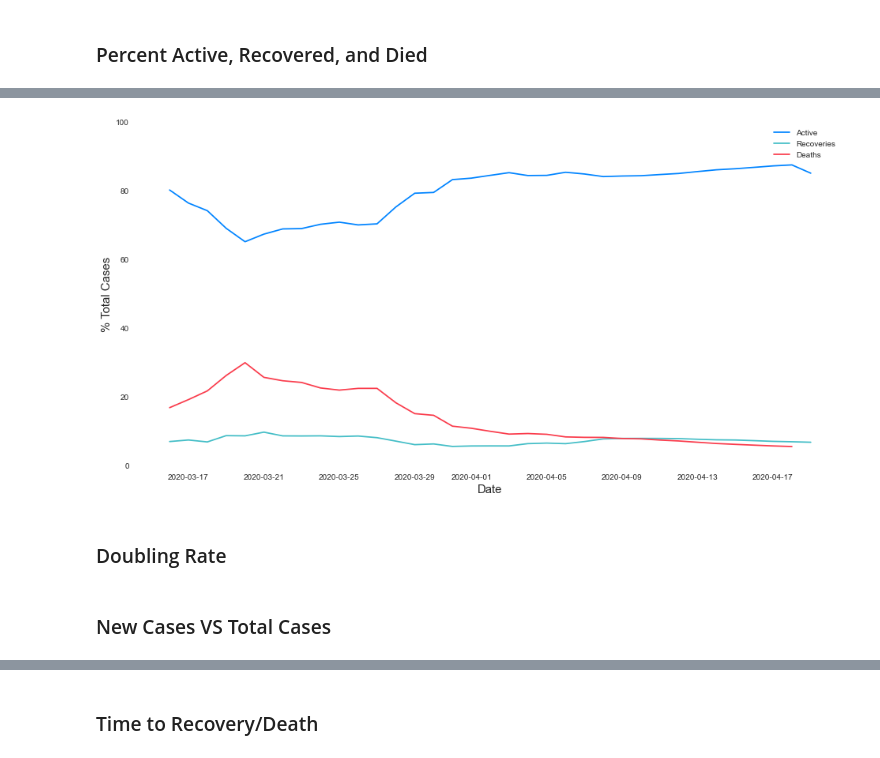
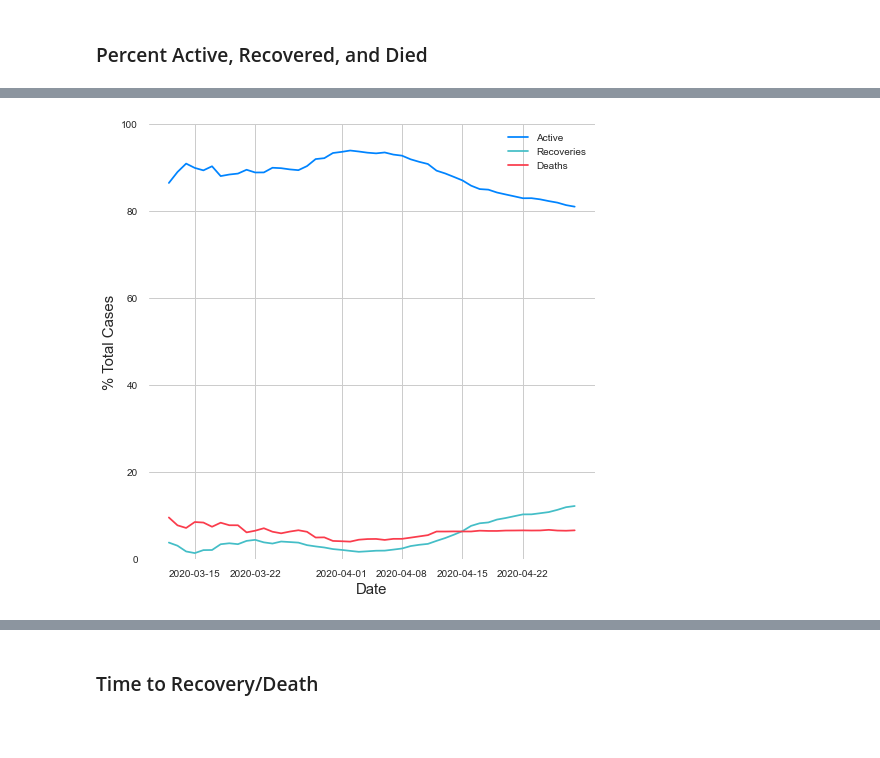
Before and after one commit to jtitusj/Covid19, a Jupyter notebook: notebooks/trend_tracker.ipynb, the cells around one changed output, grey strips where cells are left out. Saved outputs shown, nothing was run; the diff lists cells and outputs as text; code cells hidden in the pictures; blank space fills up the shorter version.

Commit message:
Update notebook with new data

```diff
--- a/notebooks/trend_tracker.ipynb
+++ b/notebooks/trend_tracker.ipynb
@@ -26,7 +25,8 @@ Data is from [DOH's Data Drop](https://drive.google.com/open?id=1-rUCIfDkx9jj4EF
 
 The [trick](https://stackoverflow.com/questions/56611698/pandas-how-to-read-csv-file-from-google-drive-public) to loading the csv file to pandas is to get the file id and use request to load the raw csv into into pandas.
 # %%
-src = 'https://drive.google.com/open?id=1sj-UAy2kefyif5NEWojyIPMSb0Aou64J'
+# src = 'https://drive.google.com/open?id=1AC_x8c1HEgVV997VaeQuJ--viBpbBY_j'
+src = 'https://drive.google.com/open?id=1X_JPTiGr8q12ujnnelDpcpQcMm91AL9T'
 file_id = src.split('=')[1]
 dwn_url='https://drive.google.com/uc?export=download&id=' + file_id
 url = requests.get(dwn_url).text
@@ -133,0 +144,22 @@ Note: data on date of death and recovery is not accurate and explains why there
+# %%
+total = []
+active = []
+recovered = []
+died = []
+for i in range(len(dates)):
+    df_outcomes = df[df.DateRepRem <= dates.iloc[i].name]
+    df_total = df[df.DateRepConf <= dates.iloc[i].name]
+
+    t = len(df_total)
+    r = len(df_outcomes.loc[df_outcomes.RemovalType == 'Recovered'])
+    d = len(df_outcomes.loc[df_outcomes.RemovalType == 'Died'])
+    a = t - r - d
+    total.append(t)
+    active.append(a)
+    recovered.append(r)
+    died.append(d)
+
+df_cummu_daily = pd.DataFrame({'total': total, 'active': active,
+                               'recovered': recovered, 'died': died},
+                              index=dates.index)
+df_cummu_daily.tail()
@@ -134,27 +174,18 @@ Note: data on date of death and recovery is not accurate and explains why there
 # %%
-active_per_day = np.maximum(cases_per_day
-                            - recoveries_per_day
-                            - deaths_per_day, 0).fillna(0)
-percent_active_per_day = (100 * active_per_day.cumsum() /
-                          cases_per_day.cumsum())
-percent_deaths_per_day = (100 * deaths_per_day.cumsum() /
-                          cases_per_day.cumsum())
-percent_recoveries_per_day = (100 * recoveries_per_day.cumsum() /
-                              cases_per_day.cumsum())
+percent_active_per_day = (100 * df_cummu_daily.active / df_cummu_daily.total)
+percent_deaths_per_day = (100 * df_cummu_daily.died / df_cummu_daily.total)
+percent_recoveries_per_day = (100 * df_cummu_daily.recovered / df_cummu_daily.total)
 
-fig, ax = plt.subplots(figsize=(16, 8))
-x = cases_per_day.index[46:]
+fig, ax = plt.subplots(figsize=(8, 8))
+x = df_cummu_daily.iloc[42:].index
 ax.plot(x, percent_active_per_day[x],
         color='#0084ff', label='Active')
 ax.plot(x, percent_recoveries_per_day[x], color='#44bec7', label='Recoveries')
 ax.plot(x, percent_deaths_per_day[x], color='#fa3c4c', label='Deaths')
 ax.set_ylim(0, 100)
 ax.set_xlabel('Date', size=15)
 ax.set_ylabel('% Total Cases', size=15)
-ax.legend();
+ax.legend()
+ax.grid(True)
 # %% [output]
-[figure, old version]
+[figure, new version]
-# %% [markdown]
-### Doubling Rate
-# %% [markdown]
-### New Cases VS Total Cases
```
Also changed, not shown: parts of 34 cells of this notebook.
